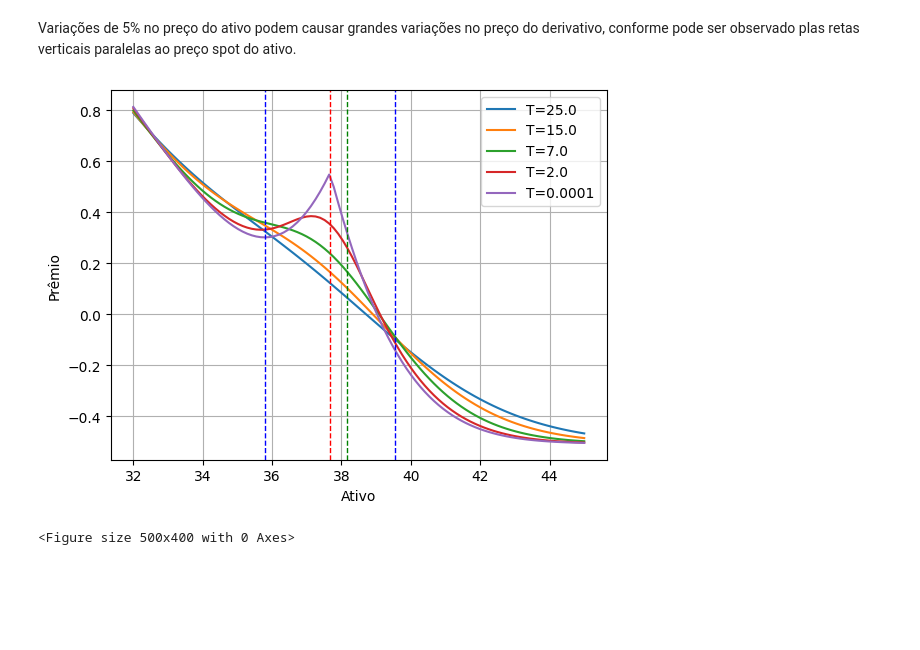
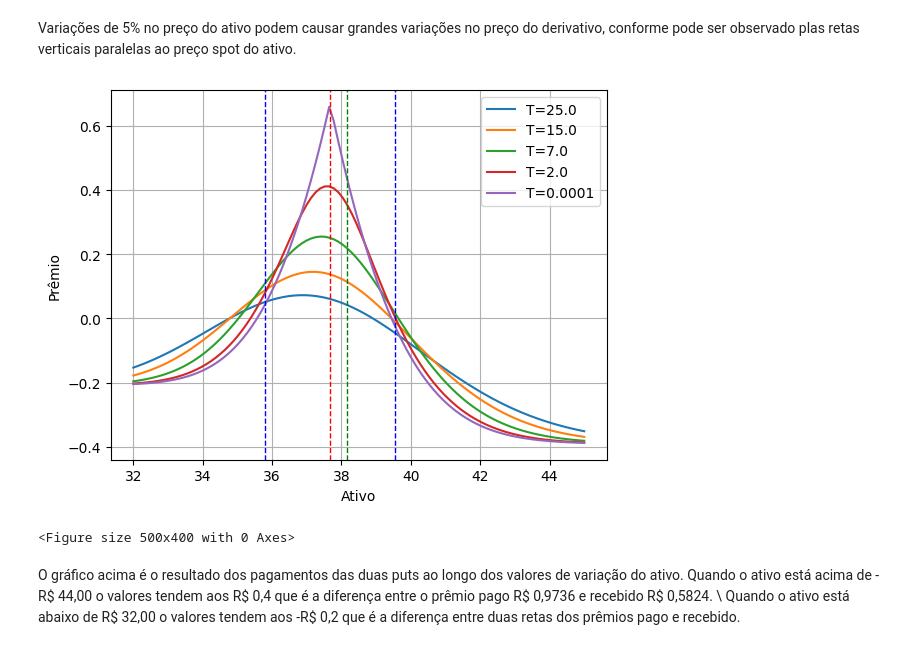
Before and after one commit to Felipe-Pinto/python_para_investimentos, a Jupyter notebook: PUT_Ago_24.ipynb, the cells around one changed output. Drawn from its saved outputs; the diff is of its cells as text; code cells hidden in the pictures; blank space fills up the shorter version.

```diff
--- a/PUT_Ago_24.ipynb
+++ b/PUT_Ago_24.ipynb
@@ -105,7 +105,7 @@ option_type = 'put'  # Tipo da opção ('call' ou 'put')
 # %%
 Ppc = black_scholes_option(S1, Kpc, Tc, r, sigma, option_type)
 
-PUT_comprada = black_scholes_option(S, Kpc, Tc, r, sigma, option_type)-Ppc
+PUT_comprada = black_scholes_option(S, Kpc, Tc-(20/252), r, sigma, option_type)-Ppc
 print(Ppc)
 # %% [output]
 0.9736249418852481
@@ -209,27 +209,30 @@ plt.show()
 Variações de 5% no preço do ativo podem causar grandes variações no preço do derivativo, conforme pode ser observado plas retas verticais paralelas ao preço spot do ativo.
 # %%
 S = np.linspace(32, 45, 100)  # Variação do preço do ativo
-Peso = 0.8
+Peso = 1
 
 # Solução de BS para diferentes prazos
 for Ti in [25/252,15/252,7/252,2/252,0.0001/252]:
   PUT_vendida = (Ppv - black_scholes_option(S, Kpv, Ti, r, sigma, option_type))*Peso
   PUT_comprada = black_scholes_option(S, Kpc, Ti+(20/252), r, sigma, option_type)-Ppc
   Estrategia1 =  PUT_comprada + PUT_vendida
   #plt.plot(S,PUT_vendida,label=r'T='+str(Ti*252))
   #plt.plot(S,PUT_comprada,label=r'T='+str(Ti*252))
   plt.plot(S,Estrategia1,label=r'T='+str(Ti*252))
 
 plt.axvline(x=Kpc,ymin=0,ymax=10.0, color='g', linestyle='dashed',linewidth=1)
 plt.axvline(x=Kpv,ymin=0,ymax=10.0, color='r', linestyle='dashed',linewidth=1)
 plt.axvline(x=Kpv*(1+0.05),ymin=0,ymax=10.0, color='b', linestyle='dashed',linewidth=1)
 plt.axvline(x=Kpv*(1-0.05),ymin=0,ymax=10.0, color='b', linestyle='dashed',linewidth=1)
 plt.grid()
 plt.legend()
 plt.xlabel('Ativo')
 plt.ylabel('Prêmio')
 plt.figure(figsize=(5, 4))
 plt.show()
 # %% [output]
-[figure, old version]
+[figure, new version]
 <Figure size 500x400 with 0 Axes>
+# %% [markdown]
+O gráfico acima é o resultado dos pagamentos das duas puts ao longo dos valores de variação do ativo. Quando o ativo está acima de -R\$ 44,00 o valores tendem aos R\$ 0,4 que é a diferença entre o prêmio pago R\$ 0,9736 e recebido R\$ 0,5824. \\
+Quando o ativo está abaixo de R\$ 32,00 o valores tendem aos -R\$ 0,2 que é a diferença entre duas retas dos prêmios pago e recebido.
```
Also changed, not shown: parts of 3 cells of this notebook.
